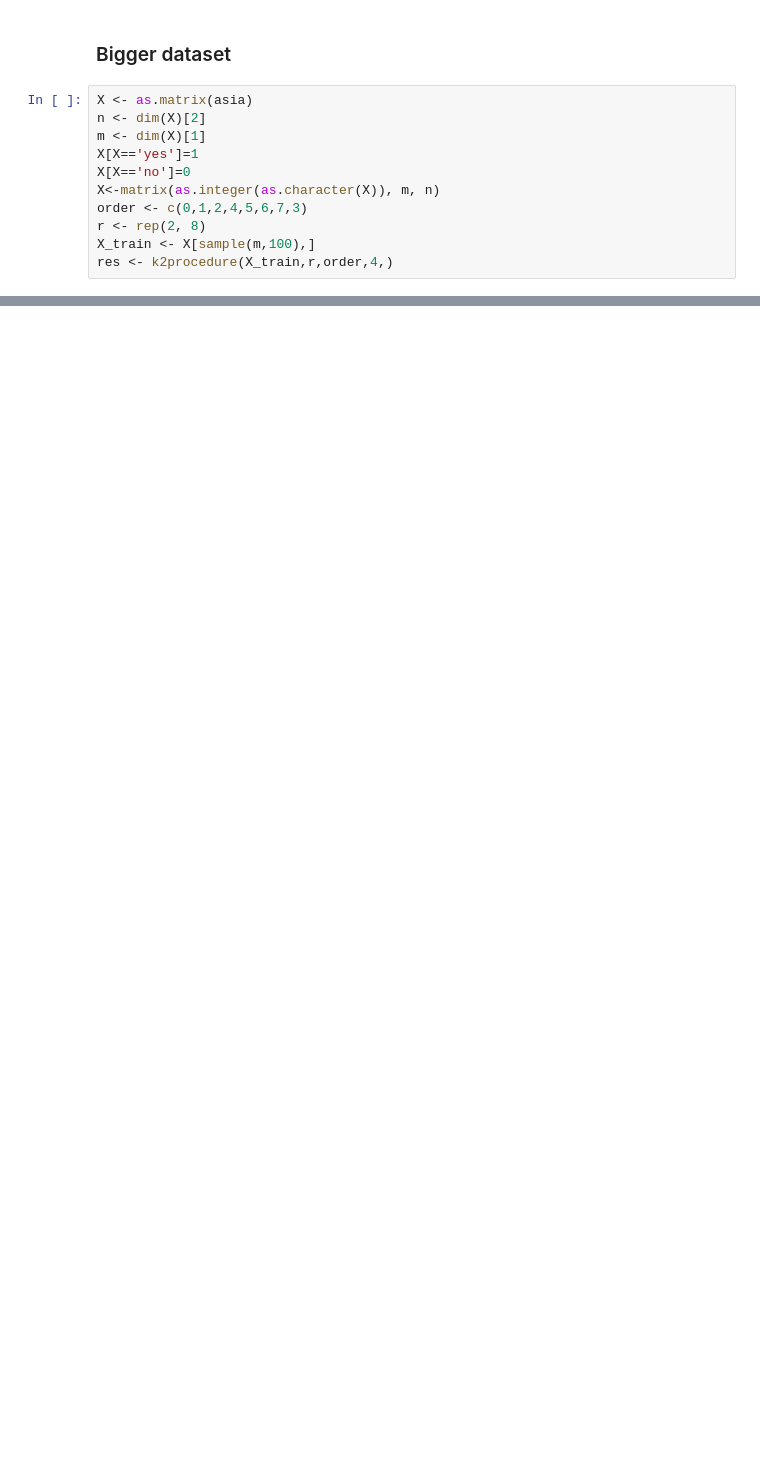
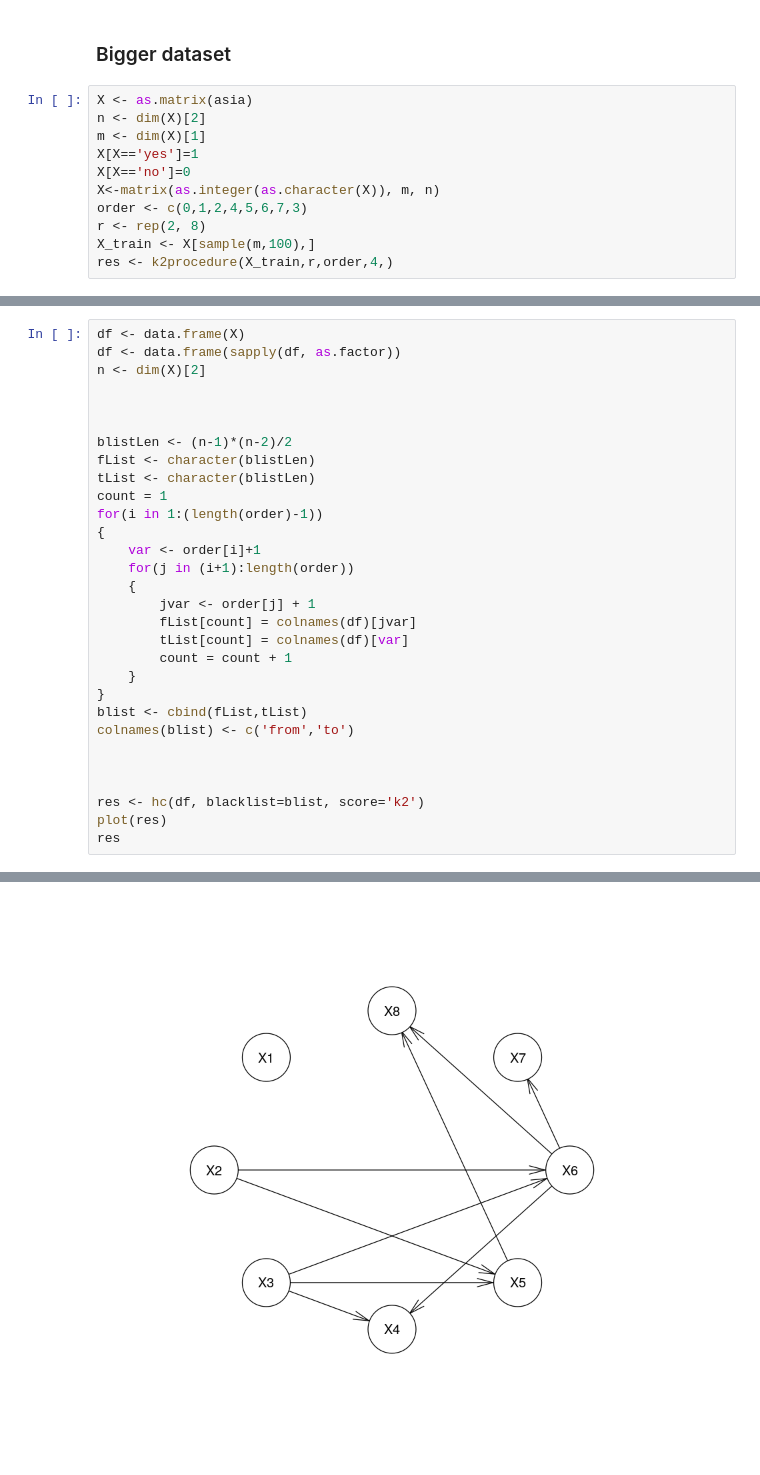
Before and after one commit to albchim/r-k2algorithm, a Jupyter notebook: Project3_CFS.ipynb, the cells around one changed output, grey strips where cells are left out. Cells and saved outputs as stored; diff of their text form; blank space fills up the shorter version.

```diff
--- a/Project3_CFS.ipynb
+++ b/Project3_CFS.ipynb
@@ -89,0 +118,31 @@ A matrix: 8 × 4 of type dbl
+# %%
+df <- data.frame(X)
+df <- data.frame(sapply(df, as.factor))
+n <- dim(X)[2]
+
+
+
+blistLen <- (n-1)*(n-2)/2
+fList <- character(blistLen)
+tList <- character(blistLen)
+count = 1
+for(i in 1:(length(order)-1))
+{
+    var <- order[i]+1
+    for(j in (i+1):length(order))
+    {
+        jvar <- order[j] + 1
+        fList[count] = colnames(df)[jvar]
+        tList[count] = colnames(df)[var]
+        count = count + 1
+    }
+}
+blist <- cbind(fList,tList)
+colnames(blist) <- c('from','to')
+
+
+
+res <- hc(df, blacklist=blist, score='k2')
+plot(res)
+res
+# %% [output]
@@ -89,0 +165 @@ A matrix: 8 × 4 of type dbl
+[figure, added]
```
Also changed, not shown: parts of 8 cells of this notebook.
